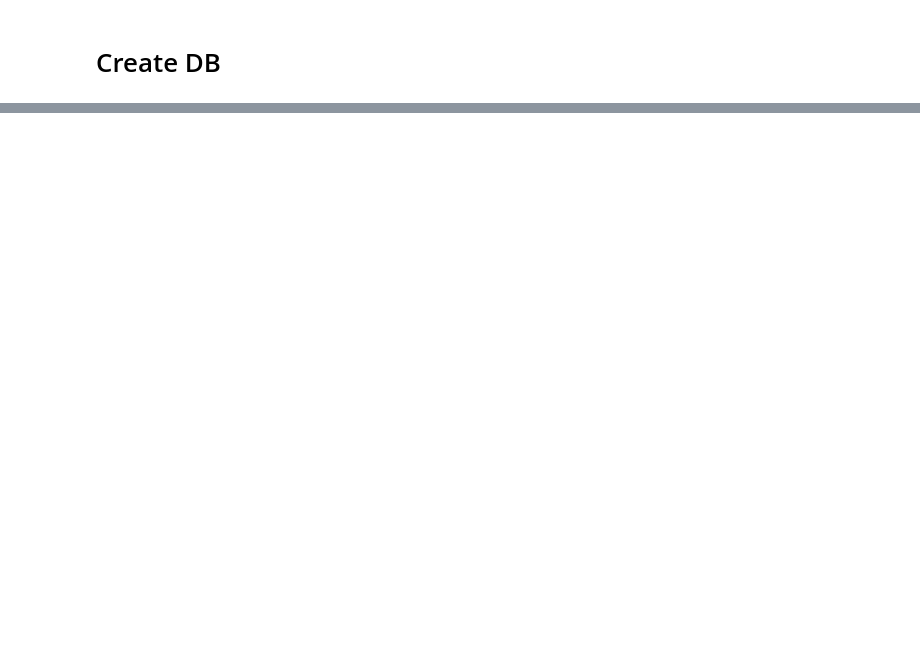
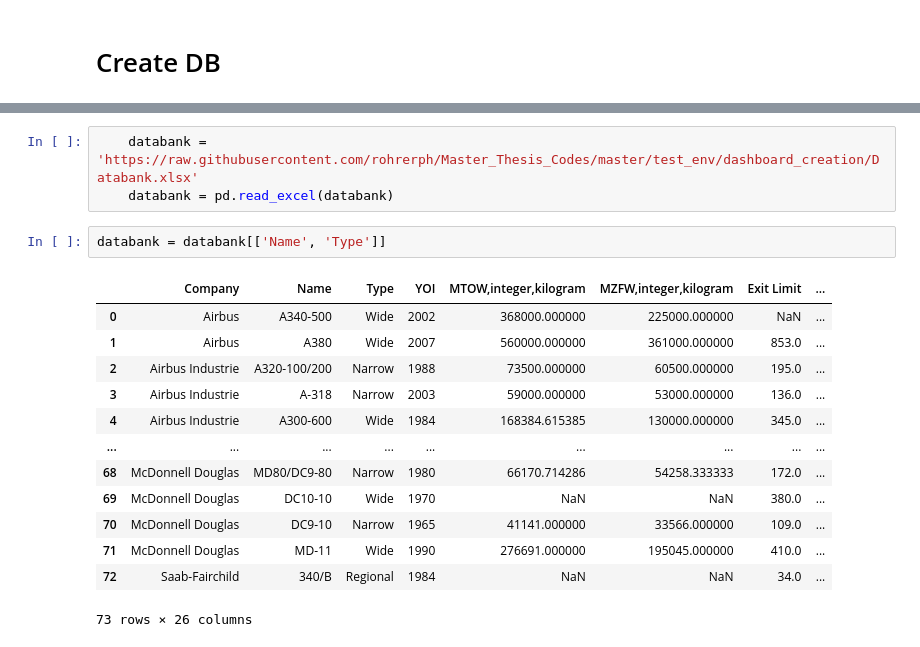
Before and after one commit to rohrerph/Master_Thesis_Codes, a Jupyter notebook: test_env/dashboard_creation/main_db.ipynb, the cells around one changed output, grey strips where cells are left out. Cells and saved outputs as stored; diff of their text form; blank space fills up the shorter version.

Commit message:
improve dashboard

```diff
--- a/test_env/dashboard_creation/main_db.ipynb
+++ b/test_env/dashboard_creation/main_db.ipynb
@@ -476,0 +507,19 @@ Launching server at http://localhost:52970
+# %%
+    databank = 'https://raw.githubusercontent.com/rohrerph/Master_Thesis_Codes/master/test_env/dashboard_creation/Databank.xlsx'
+    databank = pd.read_excel(databank)
+# %%
+databank = databank[['Name', 'Type']]
+# %% [output]
+|  | Company | Name | Type | YOI | MTOW,integer,kilogram | MZFW,integer,kilogram | Exit Limit | ... |
+| 0 | Airbus | A340-500 | Wide | 2002 | 368000.000000 | 225000.000000 | NaN | ... |
+| 1 | Airbus | A380 | Wide | 2007 | 560000.000000 | 361000.000000 | 853.0 | ... |
+| 2 | Airbus Industrie | A320-100/200 | Narrow | 1988 | 73500.000000 | 60500.000000 | 195.0 | ... |
+| 3 | Airbus Industrie | A-318 | Narrow | 2003 | 59000.000000 | 53000.000000 | 136.0 | ... |
+| 4 | Airbus Industrie | A300-600 | Wide | 1984 | 168384.615385 | 130000.000000 | 345.0 | ... |
+| ... | ... | ... | ... | ... | ... | ... | ... | ... |
+| 68 | McDonnell Douglas | MD80/DC9-80 | Narrow | 1980 | 66170.714286 | 54258.333333 | 172.0 | ... |
+| 69 | McDonnell Douglas | DC10-10 | Wide | 1970 | NaN | NaN | 380.0 | ... |
+| 70 | McDonnell Douglas | DC9-10 | Narrow | 1965 | 41141.000000 | 33566.000000 | 109.0 | ... |
+| 71 | McDonnell Douglas | MD-11 | Wide | 1990 | 276691.000000 | 195045.000000 | 410.0 | ... |
+| 72 | Saab-Fairchild | 340/B | Regional | 1984 | NaN | NaN | 34.0 | ... |
+73 rows × 26 columns
```
Also changed, not shown: parts of 8 cells of this notebook, 20 other files.
